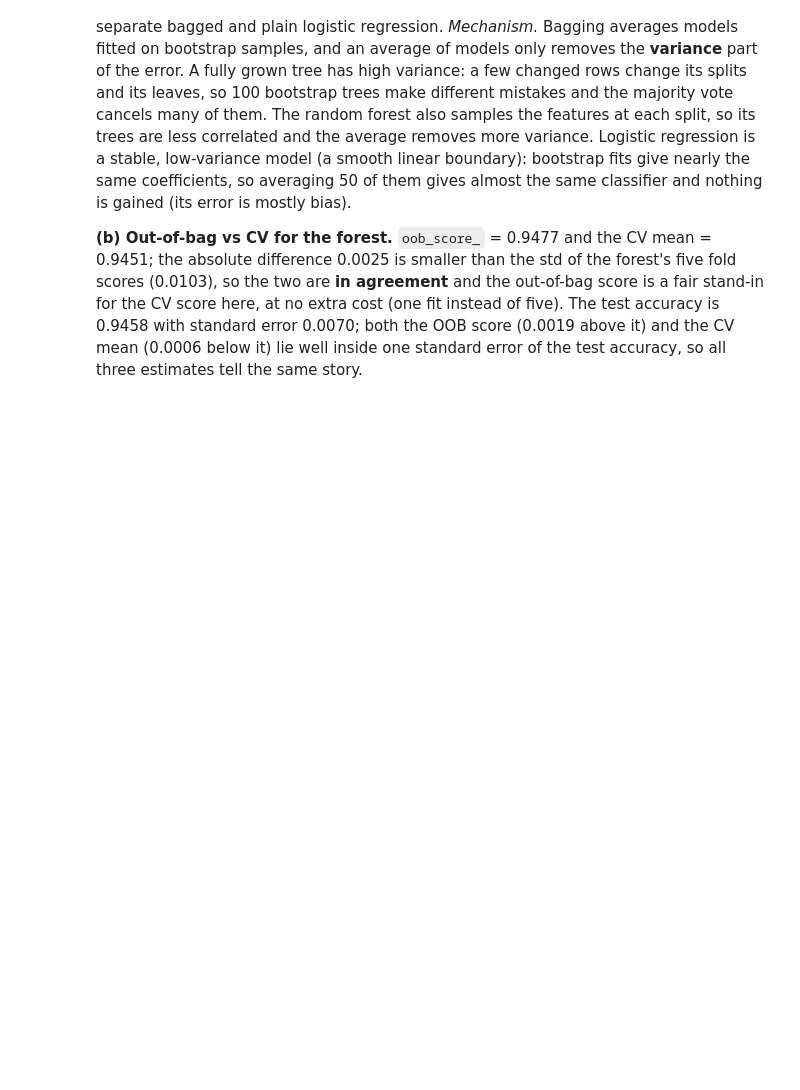
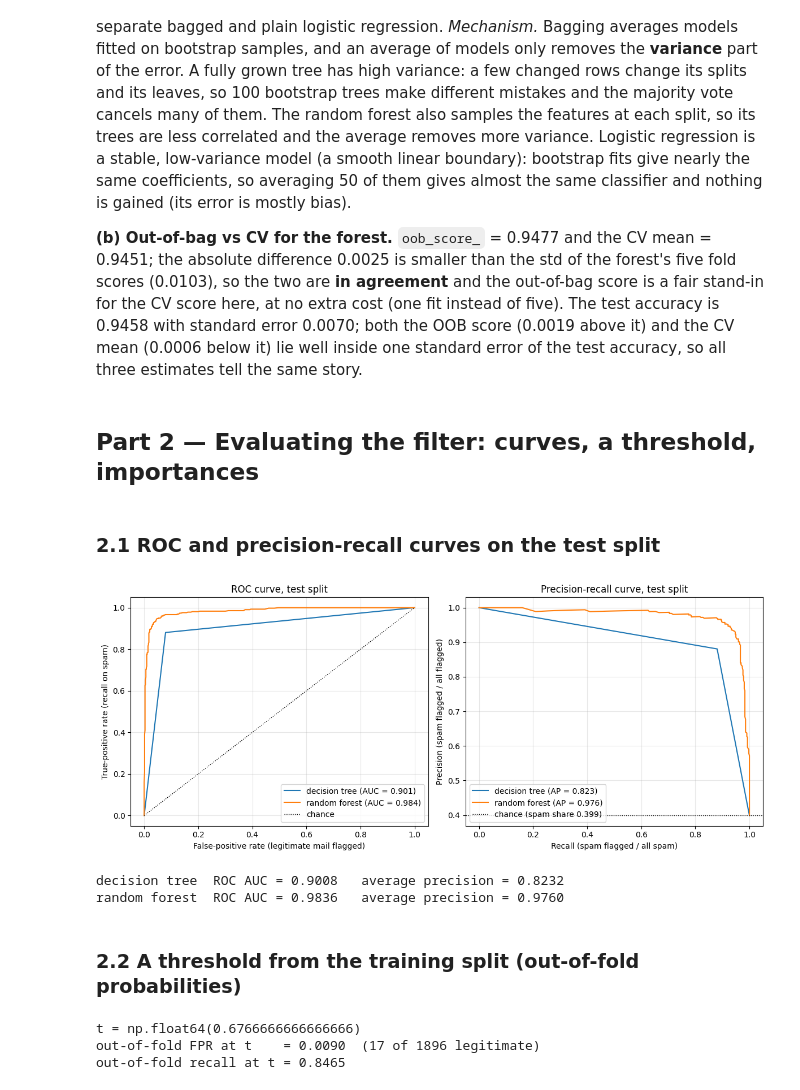
Before and after one commit to Uni-courses-CSS3004-ENG-1/task-04-ML-course, a Jupyter notebook: Imamsidikov_task4.ipynb, the cells around one changed output. Cells and saved outputs as stored; diff of their text form; code cells hidden in the pictures; blank space fills up the shorter version.

Commit message:
Part 2: ROC and PR curves on test, threshold from out-of-fold FPR <= 1%, applied once to test
Co-Authored-By: Claude Opus 5.5 <noreply@anthropic.com>

```diff
--- a/Imamsidikov_task4.ipynb
+++ b/Imamsidikov_task4.ipynb
@@ -213,3 +213,58 @@ coefficients, so averaging 50 of them gives almost the same classifier and nothi
 out-of-bag score is a fair stand-in for the CV score here, at no extra cost (one fit instead of five). The test
 accuracy is 0.9458 with standard error 0.0070; both the OOB score (0.0019 above it) and the CV mean (0.0006 below it)
 lie well inside one standard error of the test accuracy, so all three estimates tell the same story.
+# %% [markdown]
+## Part 2 — Evaluating the filter: curves, a threshold, importances
+# %% [markdown]
+### 2.1 ROC and precision-recall curves on the test split
+# %%
+from sklearn.metrics import (average_precision_score, confusion_matrix, precision_recall_curve, roc_auc_score,
+                             roc_curve)
+
+tree_fit = clone(tree).fit(X_train, y_train)
+test_scores = {"decision tree": tree_fit.predict_proba(X_test)[:, 1],
+               "random forest": rf.predict_proba(X_test)[:, 1]}
+
+fig, (ax_roc, ax_pr) = plt.subplots(1, 2, figsize=(12, 5))
+for name, s in test_scores.items():
+    fpr_c, tpr_c, _ = roc_curve(y_test, s)
+    prec_c, rec_c, _ = precision_recall_curve(y_test, s)
+    ax_roc.plot(fpr_c, tpr_c, label=f"{name} (AUC = {roc_auc_score(y_test, s):.3f})")
+    ax_pr.plot(rec_c, prec_c, label=f"{name} (AP = {average_precision_score(y_test, s):.3f})")
+ax_roc.plot([0, 1], [0, 1], "k:", lw=1, label="chance")
+ax_roc.set(xlabel="False-positive rate (legitimate mail flagged)", ylabel="True-positive rate (recall on spam)",
+           title="ROC curve, test split")
+ax_pr.axhline(y_test.mean(), color="k", ls=":", lw=1, label=f"chance (spam share {y_test.mean():.3f})")
+ax_pr.set(xlabel="Recall (spam flagged / all spam)", ylabel="Precision (spam flagged / all flagged)",
+          title="Precision-recall curve, test split")
+for ax in (ax_roc, ax_pr):
+    ax.legend(loc="lower right" if ax is ax_roc else "lower left")
+    ax.grid(alpha=0.3)
+plt.tight_layout()
+plt.show()
+for name, s in test_scores.items():
+    print(f"{name:14s} ROC AUC = {roc_auc_score(y_test, s):.4f}   average precision = {average_precision_score(y_test, s):.4f}")
+# %% [output]
+[figure, added]
+decision tree  ROC AUC = 0.9008   average precision = 0.8232
+random forest  ROC AUC = 0.9836   average precision = 0.9760
+# %% [markdown]
+### 2.2 A threshold from the training split (out-of-fold probabilities)
+# %%
+from sklearn.model_selection import cross_val_predict
+
+oof = cross_val_predict(rf, X_train, y_train, cv=cv, method="predict_proba")[:, 1]
+fpr_o, tpr_o, thr_o = roc_curve(y_train, oof, drop_intermediate=False)
+ok = fpr_o <= 0.01                                     # out-of-fold FPR at most 1 %
+best_recall = tpr_o[ok].max()
+t = thr_o[ok & (tpr_o == best_recall)].max()           # largest threshold reaching that recall
+i_t = np.flatnonzero(thr_o == t)[0]
+print(f"t = {t!r}")
+print(f"out-of-fold FPR at t    = {fpr_o[i_t]:.4f}  ({round(fpr_o[i_t] * (y_train == 0).sum())} of {(y_train == 0).sum()} legitimate)")
+print(f"out-of-fold recall at t = {tpr_o[i_t]:.4f}")
+# check directly with the rule "flagged when score >= t"
+assert np.isclose(np.mean(oof[y_train == 0] >= t), fpr_o[i_t]) and np.isclose(np.mean(oof[y_train == 1] >= t), tpr_o[i_t])
+# %% [output]
+t = np.float64(0.6766666666666666)
+out-of-fold FPR at t    = 0.0090  (17 of 1896 legitimate)
+out-of-fold recall at t = 0.8465
```
Also changed, not shown: parts of 2 cells of this notebook.
